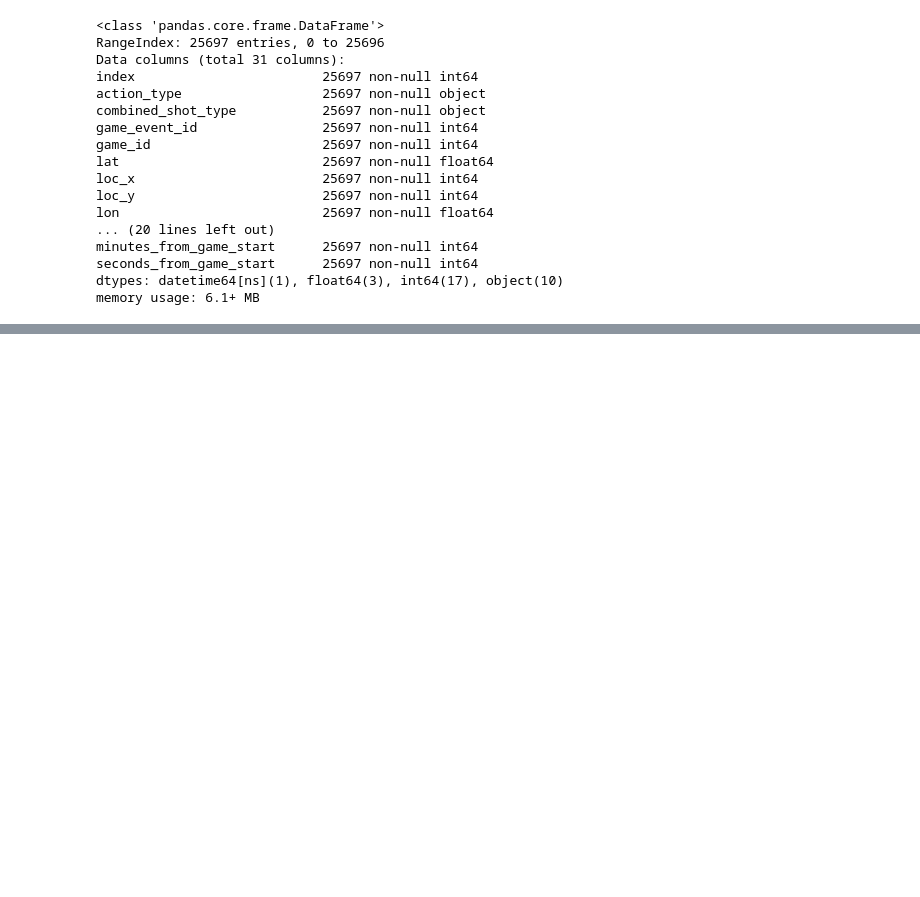
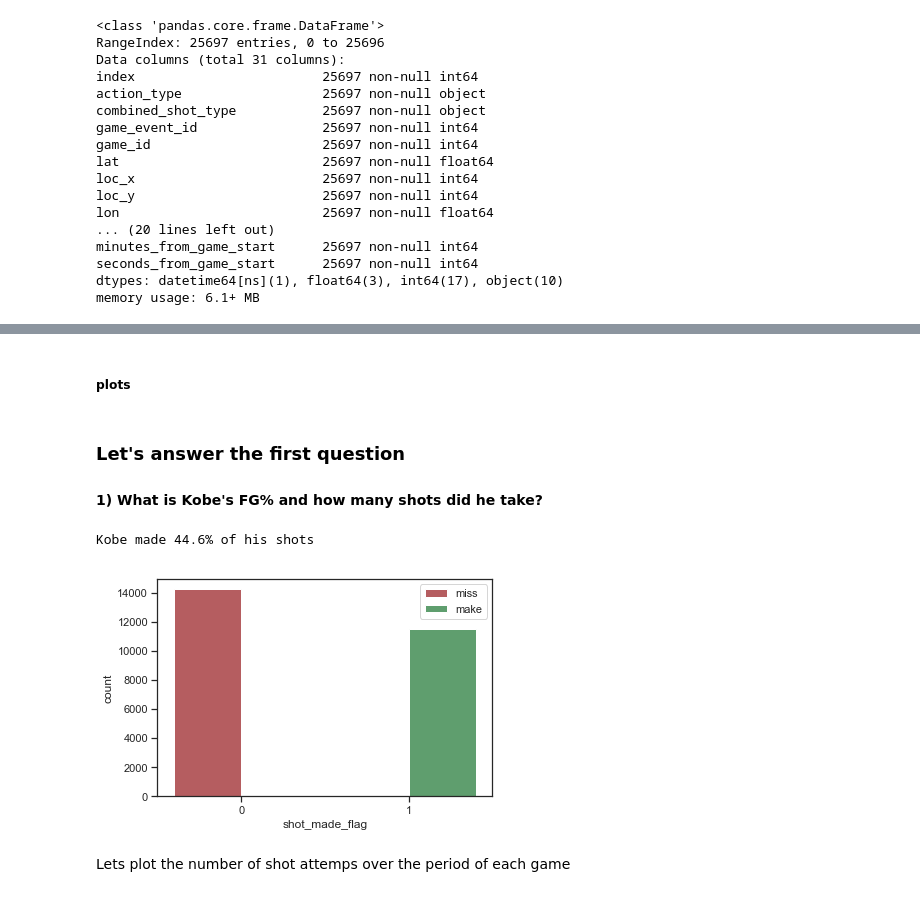
Before and after one commit to mageirakos/blood-transfusion-center, a Jupyter notebook: Kobe Bryant Shot Selection/main.ipynb, the cells around one changed output, grey strips where cells are left out. Cells and saved outputs as stored; diff of their text form; code cells hidden in the pictures; blank space fills up the shorter version.

Commit message:
Answered some of my EDA questions

```diff
--- a/Kobe Bryant Shot Selection/main.ipynb
+++ b/Kobe Bryant Shot Selection/main.ipynb
@@ -152,0 +126,19 @@ ValueError: shape mismatch: objects cannot be broadcast to a single shape
+# %% [markdown]
+##### plots
+# %% [markdown]
+### Let's answer the first question
+#### 1) What is Kobe's FG% and how many shots did he take?
+# %%
+sns.set(style='ticks')
+data['shot_made_flag'] = data['shot_made_flag'].astype(int)
+#percentage = [ (made shots) / (total shots) ] * 100
+fg_percentage = 100 * data['shot_made_flag'].value_counts()[1] /  ( data['shot_made_flag'].value_counts()[0]+ data['shot_made_flag'].value_counts()[1] )
+# %%
+sns.countplot(data=data,x='shot_made_flag',hue='shot_made_flag', palette=['r','g'])
+plt.legend(labels=['miss', 'make'])
+print('Kobe made {:.3}% of his shots'.format(fg_percentage ))
+# %% [output]
+Kobe made 44.6% of his shots
+[figure, added]
+# %% [markdown]
+Lets plot the number of shot attemps over the period of each game
```
Also changed, not shown: parts of 59 cells of this notebook, 2 other files.
